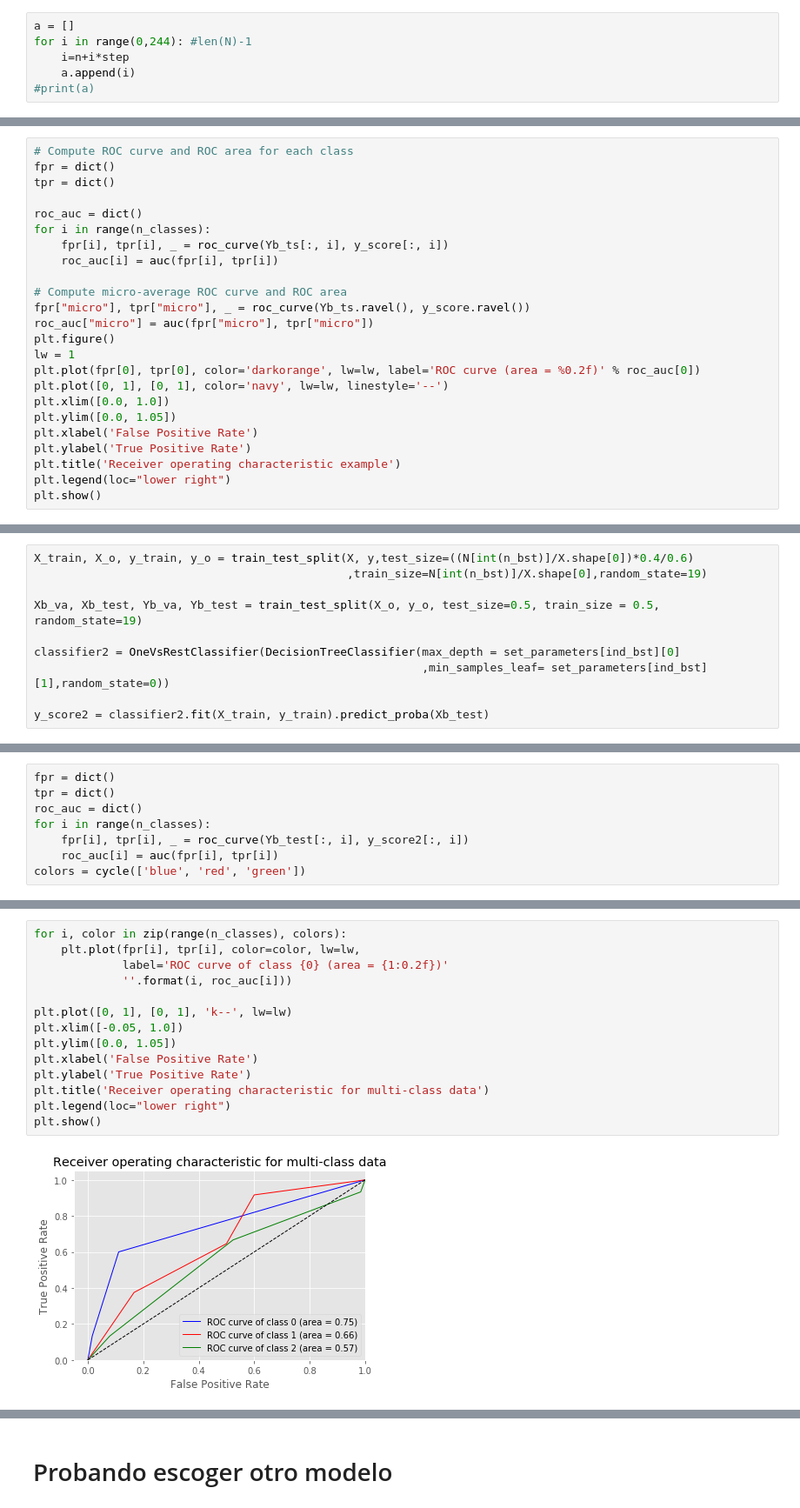
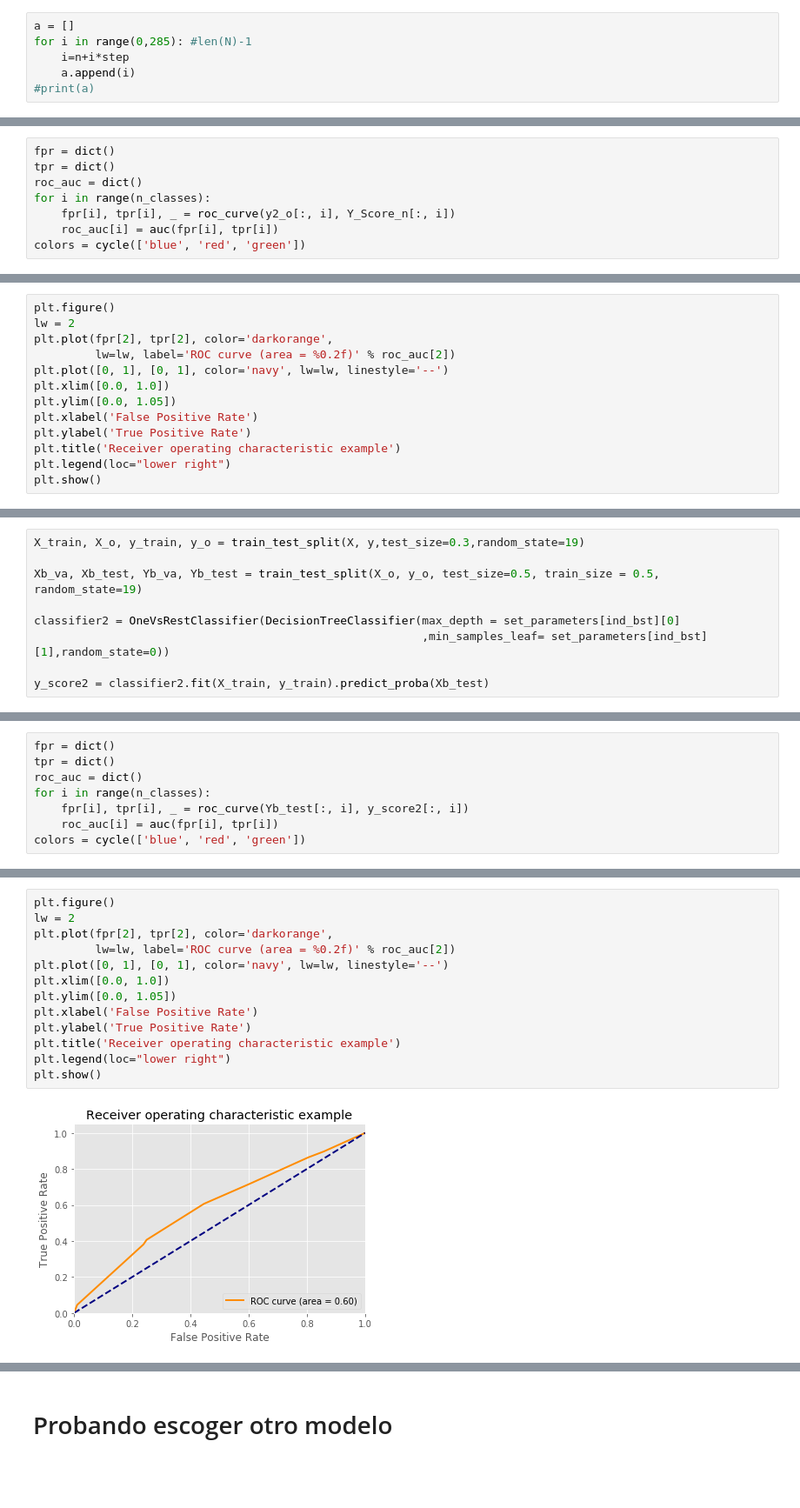
Before and after one commit to mcuscagua/Aprendizaje_Automatico, a Jupyter notebook: Trabajo_1/Liz/DesicionTree_Final.ipynb, the cells around one changed output, grey strips where cells are left out. Shown: that part at 87% size. Drawn from its saved outputs; the diff is of its cells as text; blank space fills up the shorter version.

```diff
--- a/Trabajo_1/Liz/DesicionTree_Final.ipynb
+++ b/Trabajo_1/Liz/DesicionTree_Final.ipynb
@@ -179,6 +175,6 @@ array([0.56410256])
 # %%
 a = []
-for i in range(0,244): #len(N)-1
+for i in range(0,285): #len(N)-1
     i=n+i*step
     a.append(i)
 #print(a)
@@ -250,0 +303,8 @@ y_score = classifier.fit(Xb_tr, Yb_tr).predict_proba(Xb_ts)
+# %%
+fpr = dict()
+tpr = dict()
+roc_auc = dict()
+for i in range(n_classes):
+    fpr[i], tpr[i], _ = roc_curve(y2_o[:, i], Y_Score_n[:, i])
+    roc_auc[i] = auc(fpr[i], tpr[i])
+colors = cycle(['blue', 'red', 'green'])
@@ -251,19 +315,8 @@ y_score = classifier.fit(Xb_tr, Yb_tr).predict_proba(Xb_ts)
 # %%
-# Compute ROC curve and ROC area for each class
-fpr = dict()
-tpr = dict()
-
-roc_auc = dict()
-for i in range(n_classes):
-    fpr[i], tpr[i], _ = roc_curve(Yb_ts[:, i], y_score[:, i])
-    roc_auc[i] = auc(fpr[i], tpr[i])
-
-# Compute micro-average ROC curve and ROC area
-fpr["micro"], tpr["micro"], _ = roc_curve(Yb_ts.ravel(), y_score.ravel())
-roc_auc["micro"] = auc(fpr["micro"], tpr["micro"])
 plt.figure()
-lw = 1
-plt.plot(fpr[0], tpr[0], color='darkorange', lw=lw, label='ROC curve (area = %0.2f)' % roc_auc[0])
+lw = 2
+plt.plot(fpr[2], tpr[2], color='darkorange',
+         lw=lw, label='ROC curve (area = %0.2f)' % roc_auc[2])
 plt.plot([0, 1], [0, 1], color='navy', lw=lw, linestyle='--')
 plt.xlim([0.0, 1.0])
 plt.ylim([0.0, 1.05])
@@ -277,8 +393,7 @@ plt.show()
 # %% [markdown]
 # ROC  por clase
 # %%
-X_train, X_o, y_train, y_o = train_test_split(X, y,test_size=((N[int(n_bst)]/X.shape[0])*0.4/0.6)
-                                              ,train_size=N[int(n_bst)]/X.shape[0],random_state=19)
+X_train, X_o, y_train, y_o = train_test_split(X, y,test_size=0.3,random_state=19)
 
 Xb_va, Xb_test, Yb_va, Yb_test = train_test_split(X_o, y_o, test_size=0.5, train_size = 0.5, random_state=19)
 
@@ -297,16 +426,15 @@ colors = cycle(['blue', 'red', 'green'])
 # %%
-for i, color in zip(range(n_classes), colors):
-    plt.plot(fpr[i], tpr[i], color=color, lw=lw,
-             label='ROC curve of class {0} (area = {1:0.2f})'
-             ''.format(i, roc_auc[i]))
-
-plt.plot([0, 1], [0, 1], 'k--', lw=lw)
-plt.xlim([-0.05, 1.0])
+plt.figure()
+lw = 2
+plt.plot(fpr[2], tpr[2], color='darkorange',
+         lw=lw, label='ROC curve (area = %0.2f)' % roc_auc[2])
+plt.plot([0, 1], [0, 1], color='navy', lw=lw, linestyle='--')
+plt.xlim([0.0, 1.0])
 plt.ylim([0.0, 1.05])
 plt.xlabel('False Positive Rate')
 plt.ylabel('True Positive Rate')
-plt.title('Receiver operating characteristic for multi-class data')
+plt.title('Receiver operating characteristic example')
 plt.legend(loc="lower right")
 plt.show()
 # %% [output]
-[figure, old version]
+[figure, new version]
```
Also changed, not shown: parts of 47 cells of this notebook, 3 other files.
